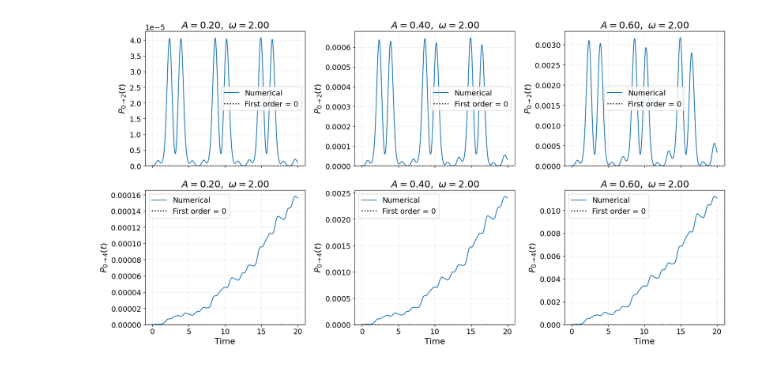
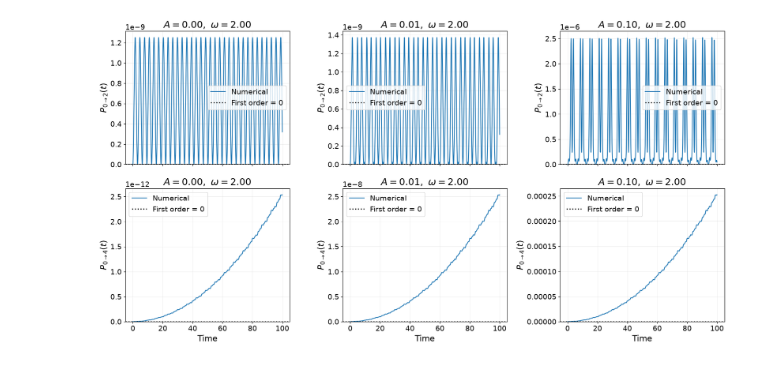
Before and after one commit to TO-PRARAMX/pc4230-project, a Jupyter notebook: example/06_omega2.ipynb, the cells around one changed output. Saved outputs shown, nothing was run; the diff lists cells and outputs as text; code cells hidden in the pictures.

```diff
--- a/example/06_omega2.ipynb
+++ b/example/06_omega2.ipynb
@@ -1,19 +15,4 @@
 # %%
-import sys
-from pathlib import Path
-import numpy as np
-import matplotlib.pyplot as plt
-
-plt.rcParams.update({
-    "font.size": 16,
-    "axes.titlesize": 18,
-    "axes.labelsize": 16,
-    "xtick.labelsize": 14,
-    "ytick.labelsize": 14,
-    "legend.fontsize": 14,
-})
-
-
 folder = Path.cwd()
 if not (folder / "harmonic.py").exists():
     folder = folder.parent
@@ -23,11 +22,11 @@ from harmonic import HarmonicOscillator
 
 # Parameters
 omega = 2.0
-A_values = [0.2, 0.4, 0.6]
+A_values = [0.001, 0.01, 0.1]
 n = 128
 L = 12
 dt = 0.02
-tmax = 20
+tmax = 100
 
 ho = HarmonicOscillator(boundary=(-L, L), n=n)
 _, basis = ho.eigenstates()
@@ -54,31 +53,31 @@ for col, A in enumerate(A_values):
             A=A,
             psi0=psi,
             t0=times[i - 1]
         )
 
         P2[i] = np.abs(np.vdot(phi2, psi))**2
         P4[i] = np.abs(np.vdot(phi4, psi))**2
 
     # Top row: second excited state
     # Bottom row: fourth excited state
     for row, (level, P) in enumerate([(2, P2), (4, P4)]):
         ax = axes[row, col]
 
         ax.plot(times, P, label="Numerical")
         ax.axhline(
             0, color="black", linestyle=":", linewidth=2,
             label="First order = 0"
         )
 
         ax.set_title(rf"$A={A:.2f},\ \omega={omega:.2f}$")
         ax.set_ylabel(rf"$P_{{0\to{level}}}(t)$")
         ax.set_ylim(bottom=0)
         ax.legend()
         ax.grid(alpha=0.2)
 
     axes[1, col].set_xlabel("Time")
 
 plt.tight_layout()
 plt.show()
 # %% [output]
-[figure, old version]
+[figure, new version]
```
Also changed, not shown: parts of 1 cell of this notebook, 4 other files.
